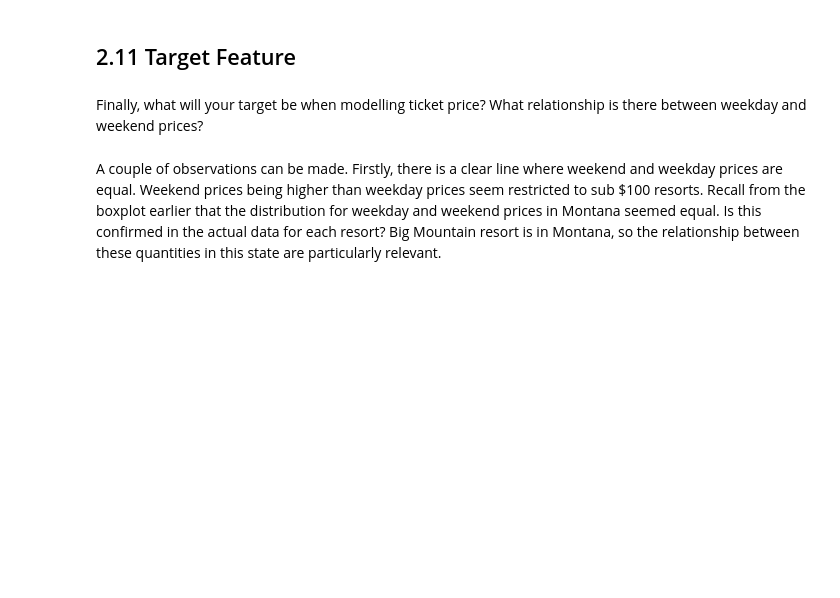
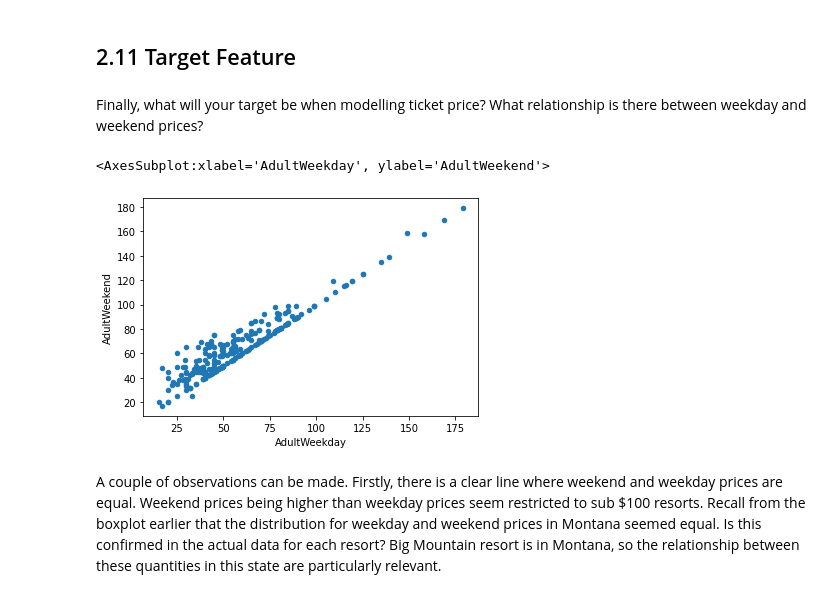
Before and after one commit to jharvey407/DataScienceGuidedCapstone, a Jupyter notebook: Step Two - Data Wrangling/02_data_wrangling.ipynb, the cells around one changed output. Cells and saved outputs as stored; diff of their text form; code cells hidden in the pictures; blank space fills up the shorter version.

```diff
--- a/Step Two - Data Wrangling/02_data_wrangling.ipynb
+++ b/Step Two - Data Wrangling/02_data_wrangling.ipynb
@@ -651,5 +802,6 @@ state_summary.head()
 # %% [markdown]
 You know there are two columns that refer to price: 'AdultWeekend' and 'AdultWeekday'. You can calculate the number of price values missing per row. This will obviously have to be either 0, 1, or 2, where 0 denotes no price values are missing and 2 denotes that both are missing.
 # %%
-missing_price = ski_data[['AdultWeekend', 'AdultWeekday']].isnull().sum(axis=1)
-missing_price.value_counts()/len(missing_price) * 100
+missing_price = ski_data[['AdultWeekend', 'AdultWeekday']].isnull().sum(axis='columns')
+
+missing_price.value_counts()#/len(missing_price) * 100
@@ -658,4 +844,4 @@ About 14% of the rows have no price data. As the price is your target, these row
 # %%
 #Code task 28#
 #Use `missing_price` to remove rows from ski_data where both price values are missing
-ski_data = ski_data[___ != 2]
+ski_data = ski_data[missing_price != 2]
@@ -750,8 +1007,11 @@ Finally, what will your target be when modelling ticket price? What relationship
 # %%
 #Code task 36#
 #Use ski_data's `plot()` method to create a scatterplot (kind='scatter') with 'AdultWeekday' on the x-axis and
 #'AdultWeekend' on the y-axis
-ski_data.___(x=___, y=___, kind=___);
+ski_data.plot(x='AdultWeekday', y='AdultWeekend', kind='scatter')
+# %% [output]
+<AxesSubplot:xlabel='AdultWeekday', ylabel='AdultWeekend'>
+[figure, added]
 # %% [markdown]
 A couple of observations can be made. Firstly, there is a clear line where weekend and weekday prices are equal. Weekend prices being higher than weekday prices seem restricted to sub $100 resorts. Recall from the boxplot earlier that the distribution for weekday and weekend prices in Montana seemed equal. Is this confirmed in the actual data for each resort? Big Mountain resort is in Montana, so the relationship between these quantities in this state are particularly relevant.
 # %%
```
Also changed, not shown: parts of 58 cells of this notebook, 2 other files.
